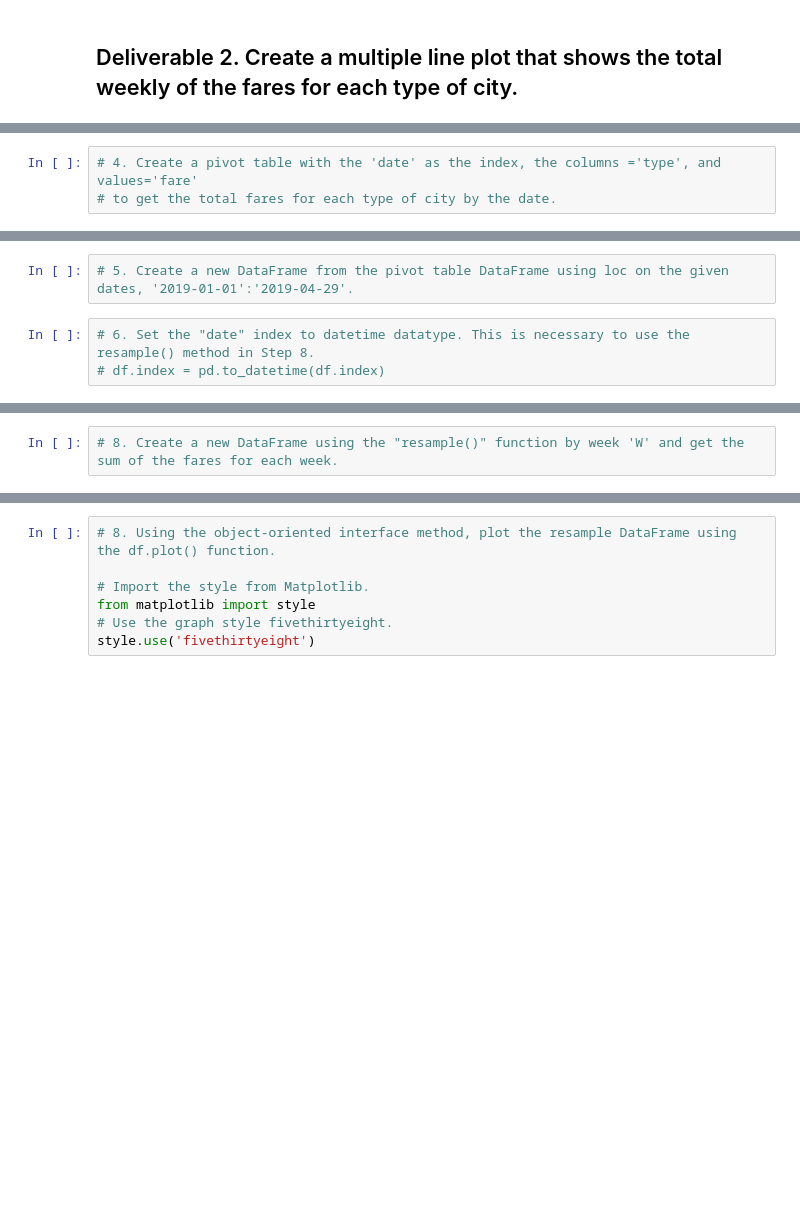
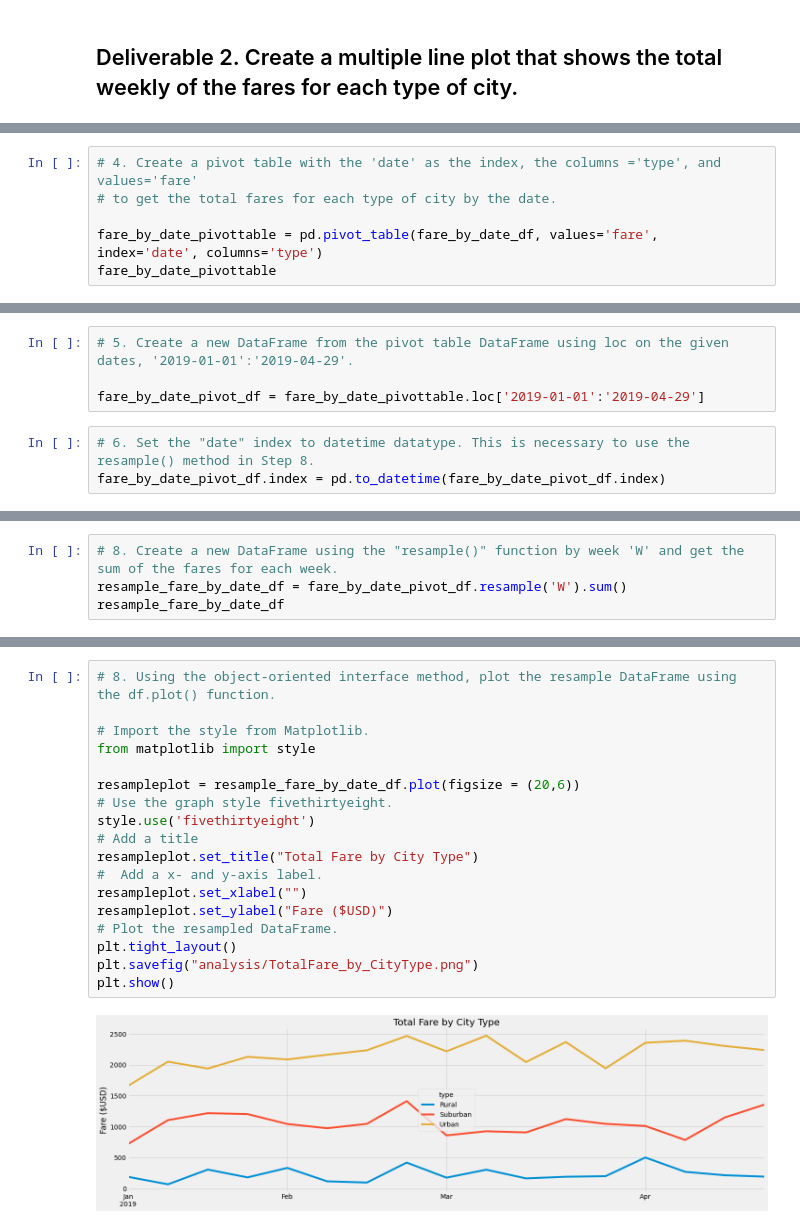
Before and after one commit to LeidyDoradoM/PyBerAnalysis_Challenge, a Jupyter notebook: PyBer_Challenge.ipynb, the cells around one changed output, grey strips where cells are left out. Cells and saved outputs as stored; diff of their text form; blank space fills up the shorter version.

```diff
--- a/PyBer_Challenge.ipynb
+++ b/PyBer_Challenge.ipynb
@@ -128,3 +159,6 @@ pyber_summary_df
 # %%
 # 4. Create a pivot table with the 'date' as the index, the columns ='type', and values='fare'
 # to get the total fares for each type of city by the date.
+
+fare_by_date_pivottable = pd.pivot_table(fare_by_date_df, values='fare', index='date', columns='type')
+fare_by_date_pivottable
@@ -131,7 +180,9 @@ pyber_summary_df
 # %%
 # 5. Create a new DataFrame from the pivot table DataFrame using loc on the given dates, '2019-01-01':'2019-04-29'.
+
+fare_by_date_pivot_df = fare_by_date_pivottable.loc['2019-01-01':'2019-04-29']
 # %%
 # 6. Set the "date" index to datetime datatype. This is necessary to use the resample() method in Step 8.
-# df.index = pd.to_datetime(df.index)
+fare_by_date_pivot_df.index = pd.to_datetime(fare_by_date_pivot_df.index)
 # %%
 # 7. Check that the datatype for the index is datetime using df.info()
@@ -138,2 +201,4 @@ pyber_summary_df
 # %%
 # 8. Create a new DataFrame using the "resample()" function by week 'W' and get the sum of the fares for each week.
+resample_fare_by_date_df = fare_by_date_pivot_df.resample('W').sum()
+resample_fare_by_date_df
@@ -140,7 +225,20 @@ pyber_summary_df
 # %%
 # 8. Using the object-oriented interface method, plot the resample DataFrame using the df.plot() function.
 
 # Import the style from Matplotlib.
 from matplotlib import style
+
+resampleplot = resample_fare_by_date_df.plot(figsize = (20,6))
 # Use the graph style fivethirtyeight.
 style.use('fivethirtyeight')
+# Add a title
+resampleplot.set_title("Total Fare by City Type")
+#  Add a x- and y-axis label.
+resampleplot.set_xlabel("")
+resampleplot.set_ylabel("Fare ($USD)")
+# Plot the resampled DataFrame.
+plt.tight_layout()
+plt.savefig("analysis/TotalFare_by_CityType.png")
+plt.show()
+# %% [output]
+[figure, added]
```
Also changed, not shown: parts of 6 cells of this notebook.
